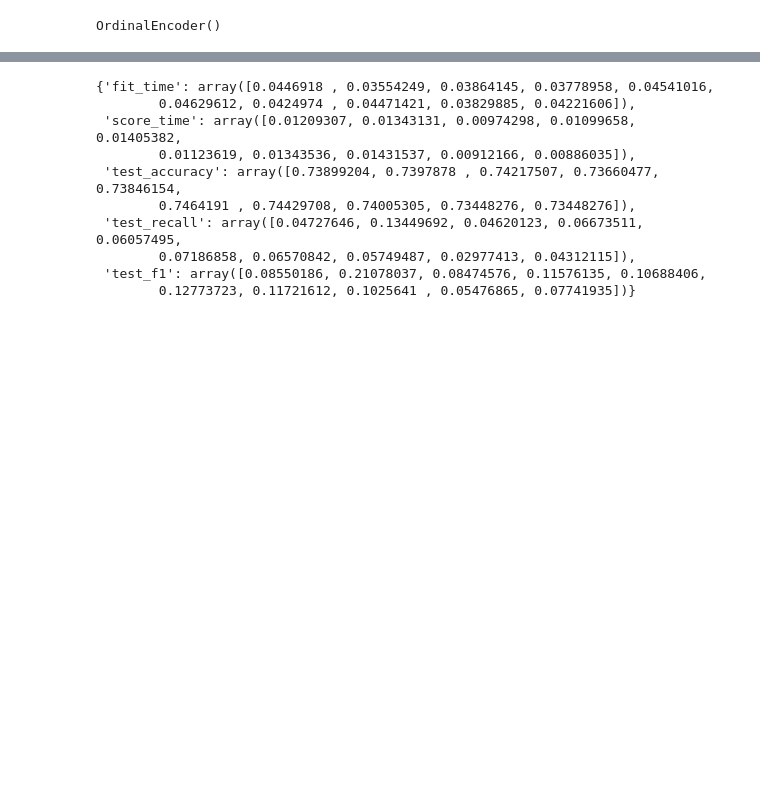
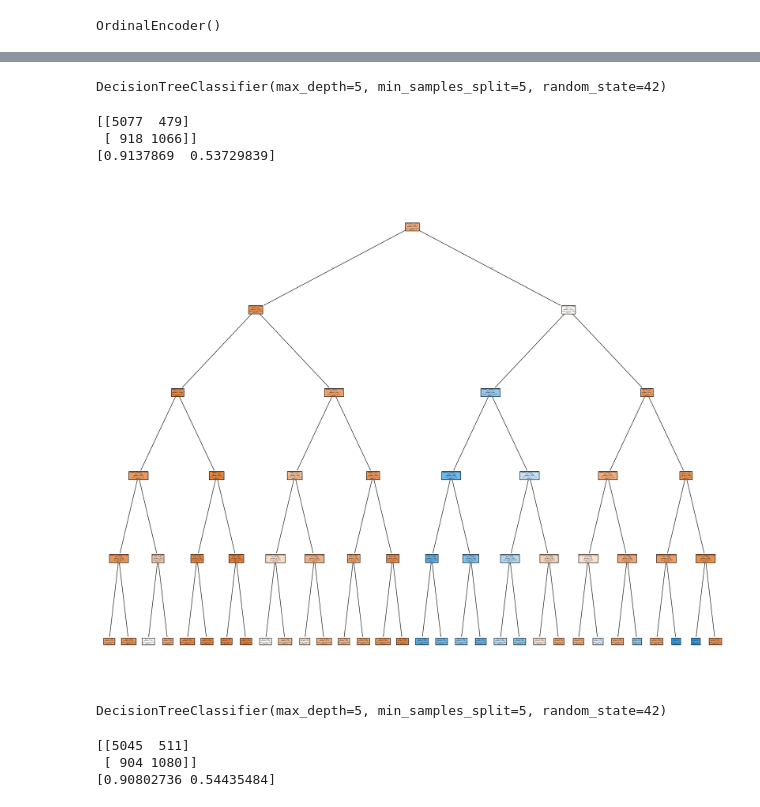
Before and after one commit to angelalop03/AprendizajeAutomaticoRelacional-G1, a Jupyter notebook: Estudios/Metricas_Arbol_Decision.ipynb, the cells around one changed output, grey strips where cells are left out. Saved outputs shown, nothing was run; the diff lists cells and outputs as text; code cells hidden in the pictures; blank space fills up the shorter version.

```diff
--- a/Estudios/Metricas_Arbol_Decision.ipynb
+++ b/Estudios/Metricas_Arbol_Decision.ipynb
@@ -240,22 +75,0 @@ F1-Macro promedio: 0.09137579255296271
-# %%
-#CON TODOS LOS ATRIBUTOS EXCEPTO KCORE
-#Validación cruzada
-cv_results = cross_validate(
-    estimator=tub_model,
-    X=atributtesNoKCore,
-    y=y,
-    cv=10,
-    scoring=['accuracy', 'recall','f1']
-)
-cv_results
-# %% [output]
-{'fit_time': array([0.0446918 , 0.03554249, 0.03864145, 0.03778958, 0.04541016,
-        0.04629612, 0.0424974 , 0.04471421, 0.03829885, 0.04221606]),
- 'score_time': array([0.01209307, 0.01343131, 0.00974298, 0.01099658, 0.01405382,
-        0.01123619, 0.01343536, 0.01431537, 0.00912166, 0.00886035]),
- 'test_accuracy': array([0.73899204, 0.7397878 , 0.74217507, 0.73660477, 0.73846154,
-        0.7464191 , 0.74429708, 0.74005305, 0.73448276, 0.73448276]),
- 'test_recall': array([0.04727646, 0.13449692, 0.04620123, 0.06673511, 0.06057495,
-        0.07186858, 0.06570842, 0.05749487, 0.02977413, 0.04312115]),
- 'test_f1': array([0.08550186, 0.21078037, 0.08474576, 0.11576135, 0.10688406,
-        0.12773723, 0.11721612, 0.1025641 , 0.05476865, 0.07741935])}
@@ -268,0 +76,33 @@ cv_results
+# %%
+#Validacion
+#Para ello, dividimos los datos en entrenamiento y prueba
+X_train, X_test, y_train, y_test = train_test_split(atributtes, y, test_size=0.2, random_state=42)
+# %%
+#Como hemos calculado los mejoreS hiperparametros, los usamos para entrenar el modelo
+clf = DecisionTreeClassifier(
+    max_depth=5,
+     min_samples_split=5,
+    random_state=42)
+clf.fit(X_train, y_train)
+# %% [output]
+DecisionTreeClassifier(max_depth=5, min_samples_split=5, random_state=42)
+# %%
+#Predecimos
+y_pred = clf.predict(X_test)
+confusionM=confusion_matrix(y_test, y_pred)
+print(confusionM)
+recall_All=recall_score(y_test, y_pred, average=None)
+print(recall_All)
+# %% [output]
+[[5077  479]
+ [ 918 1066]]
+[0.9137869  0.53729839]
+# %%
+#Figura
+fig = plt.figure(figsize=(25,20))
+_ = tree.plot_tree(clf,
+                   feature_names=atributtes.columns,
+                   class_names=['0', '1'],
+                   filled=True)
+# %% [output]
+[figure, added]
@@ -268,0 +112,20 @@ cv_results
+# %%
+#Como hemos calculado los mejoreS hiperparametros, los usamos para entrenar el modelo
+clf = DecisionTreeClassifier(
+    max_depth=5,
+     min_samples_split=5,
+    random_state=42)
+clf.fit(X_train, y_train)
+# %% [output]
+DecisionTreeClassifier(max_depth=5, min_samples_split=5, random_state=42)
+# %%
+#Predecimos
+y_pred = clf.predict(X_test)
+confusionM=confusion_matrix(y_test, y_pred)
+print(confusionM)
+recall_No_Centrality=recall_score(y_test, y_pred, average=None)
+print(recall_No_Centrality)
+# %% [output]
+[[5045  511]
+ [ 904 1080]]
+[0.90802736 0.54435484]
```
Also changed, not shown: parts of 28 cells of this notebook, 1 other file.
